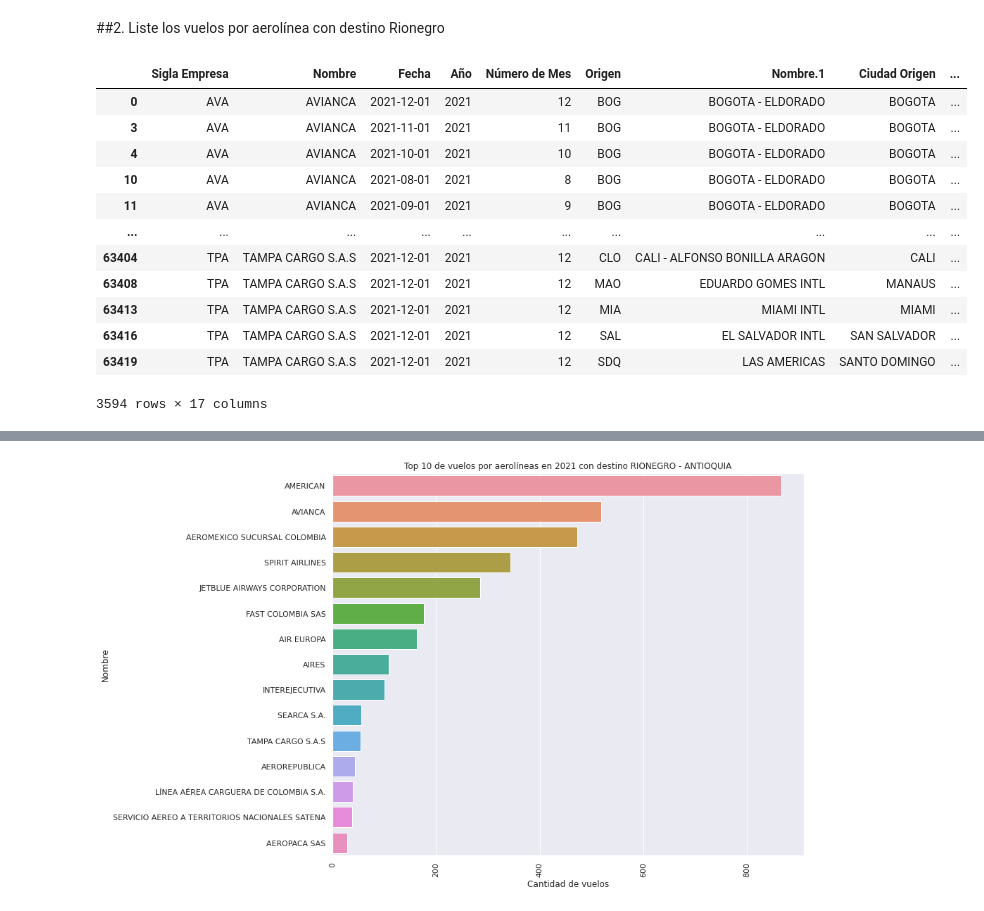
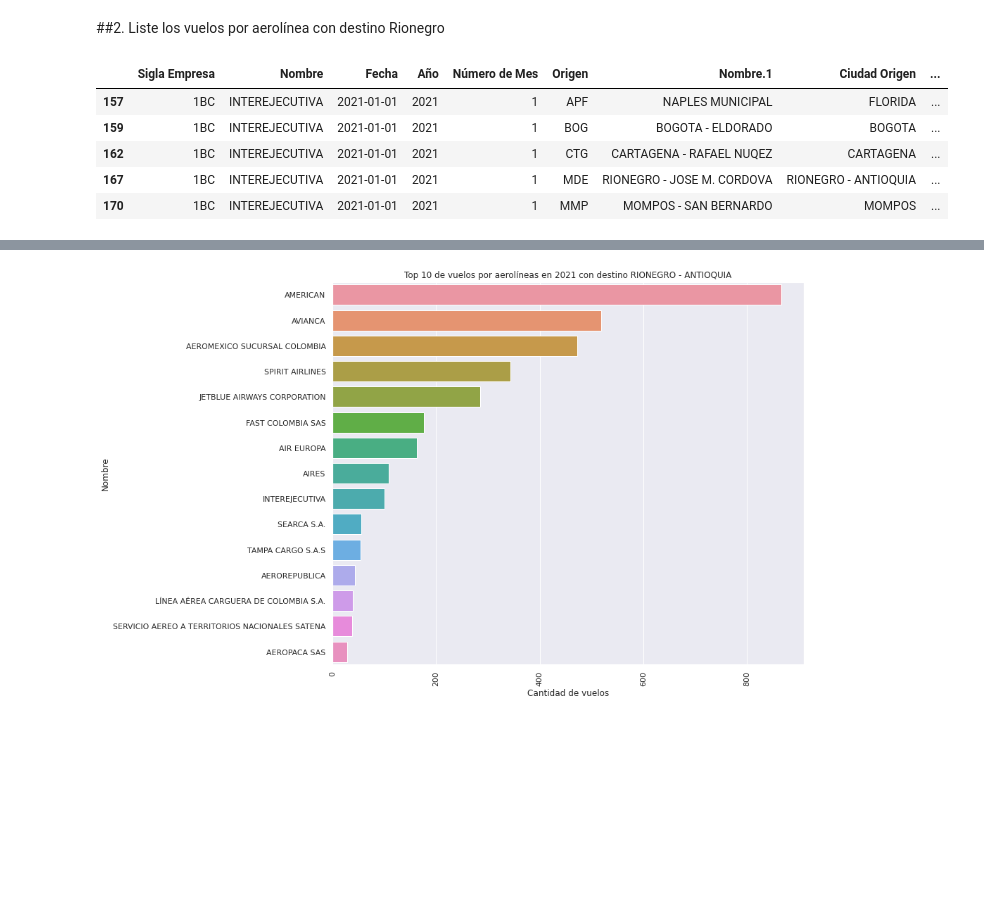
Before and after one commit to juandahur/ML-UdeA-Reto-Tec, a Jupyter notebook: Reto_Tecnologico.ipynb, the cells around one changed output, grey strips where cells are left out. Drawn from its saved outputs; the diff is of its cells as text; code cells hidden in the pictures; blank space fills up the shorter version.

```diff
--- a/Reto_Tecnologico.ipynb
+++ b/Reto_Tecnologico.ipynb
@@ -13,14 +17,16 @@ import json
 # %%
 airports = pd.read_csv('https://davidmegginson.github.io/ourairports-data/airports.csv')
-airports_freq = pd.read_csv('https://davidmegginson.github.io/ourairports-data/airport-frequencies.csv')
-runways = pd.read_csv('https://davidmegginson.github.io/ourairports-data/runways.csv')
-countries = pd.read_csv('https://davidmegginson.github.io/ourairports-data/countries.csv')
-regions = pd.read_csv('https://davidmegginson.github.io/ourairports-data/regions.csv')
-iso_countries = pd.read_csv('https://datahub.io/core/country-list/r/data.csv')
 departures_MDE_nal = pd.read_csv('http://medata.gov.co/sites/default/files/medata_harvest_files/salida_mensual_pasajeros_aeropuertos_destino_nacional.csv',sep=';')
 ticket_dataset = pd.read_csv('/content/sample_data/ticket_dataset_MOW.csv',sep=';')
+origen_destino = pd.read_csv('/content/sample_data/BD.csv',sep=',')
 
 with open('/content/sample_data/IATA_Airlines.json','r') as f:
     data = json.loads(f.read())
 
 airlines = pd.json_normalize(data, max_level=1)
+
+#airports_freq = pd.read_csv('https://davidmegginson.github.io/ourairports-data/airport-frequencies.csv')
+#runways = pd.read_csv('https://davidmegginson.github.io/ourairports-data/runways.csv')
+#countries = pd.read_csv('https://davidmegginson.github.io/ourairports-data/countries.csv')
+#regions = pd.read_csv('https://davidmegginson.github.io/ourairports-data/regions.csv')
+#iso_countries = pd.read_csv('https://datahub.io/core/country-list/r/data.csv')
@@ -34,6 +33 @@ Mounted at /content/drive
-# %%
-
-#origen_destino = pd.read_csv('/content/sample_data/BD.xlsx')
-#ticket_dataset = pd.read_csv('/content/ticket_dataset_MOW.csv',sep=';')
-origen_destino = pd.read_excel('/content/sample_data/BD.xlsx')
 # %%
@@ -73,21 +67,14 @@ popularidad2.plot(kind='pie', y='Cuenta',labels=popularidad2['Ciudad Destino'],a
 ##2. Liste los vuelos por aerolínea con destino Rionegro
 # %%
 Rionegro = origen_destino[origen_destino['Ciudad Destino'] == 'RIONEGRO - ANTIOQUIA']
-Rionegro
+Rionegro.head()
 # %% [output]
 |  | Sigla Empresa | Nombre | Fecha | Año | Número de Mes | Origen | Nombre.1 | Ciudad Origen | ... |
-| 0 | AVA | AVIANCA | 2021-12-01 | 2021 | 12 | BOG | BOGOTA - ELDORADO | BOGOTA | ... |
-| 3 | AVA | AVIANCA | 2021-11-01 | 2021 | 11 | BOG | BOGOTA - ELDORADO | BOGOTA | ... |
-| 4 | AVA | AVIANCA | 2021-10-01 | 2021 | 10 | BOG | BOGOTA - ELDORADO | BOGOTA | ... |
-| 10 | AVA | AVIANCA | 2021-08-01 | 2021 | 8 | BOG | BOGOTA - ELDORADO | BOGOTA | ... |
-| 11 | AVA | AVIANCA | 2021-09-01 | 2021 | 9 | BOG | BOGOTA - ELDORADO | BOGOTA | ... |
-| ... | ... | ... | ... | ... | ... | ... | ... | ... | ... |
-| 63404 | TPA | TAMPA CARGO S.A.S | 2021-12-01 | 2021 | 12 | CLO | CALI - ALFONSO BONILLA ARAGON | CALI | ... |
-| 63408 | TPA | TAMPA CARGO S.A.S | 2021-12-01 | 2021 | 12 | MAO | EDUARDO GOMES INTL | MANAUS | ... |
-| 63413 | TPA | TAMPA CARGO S.A.S | 2021-12-01 | 2021 | 12 | MIA | MIAMI INTL | MIAMI | ... |
-| 63416 | TPA | TAMPA CARGO S.A.S | 2021-12-01 | 2021 | 12 | SAL | EL SALVADOR INTL | SAN SALVADOR | ... |
-| 63419 | TPA | TAMPA CARGO S.A.S | 2021-12-01 | 2021 | 12 | SDQ | LAS AMERICAS | SANTO DOMINGO | ... |
+| 157 | 1BC | INTEREJECUTIVA | 2021-01-01 | 2021 | 1 | APF | NAPLES MUNICIPAL | FLORIDA | ... |
+| 159 | 1BC | INTEREJECUTIVA | 2021-01-01 | 2021 | 1 | BOG | BOGOTA - ELDORADO | BOGOTA | ... |
+| 162 | 1BC | INTEREJECUTIVA | 2021-01-01 | 2021 | 1 | CTG | CARTAGENA - RAFAEL NUQEZ | CARTAGENA | ... |
+| 167 | 1BC | INTEREJECUTIVA | 2021-01-01 | 2021 | 1 | MDE | RIONEGRO - JOSE M. CORDOVA | RIONEGRO - ANTIOQUIA | ... |
+| 170 | 1BC | INTEREJECUTIVA | 2021-01-01 | 2021 | 1 | MMP | MOMPOS - SAN BERNARDO | MOMPOS | ... |
-3594 rows × 17 columns
 # %%
 aerolineas = Rionegro.groupby('Nombre').size().to_frame('Cantidad de vuelos').reset_index()
 aerolineas.sort_values('Cantidad de vuelos',ascending=False,inplace=True)
```
Also changed, not shown: parts of 10 cells of this notebook.
